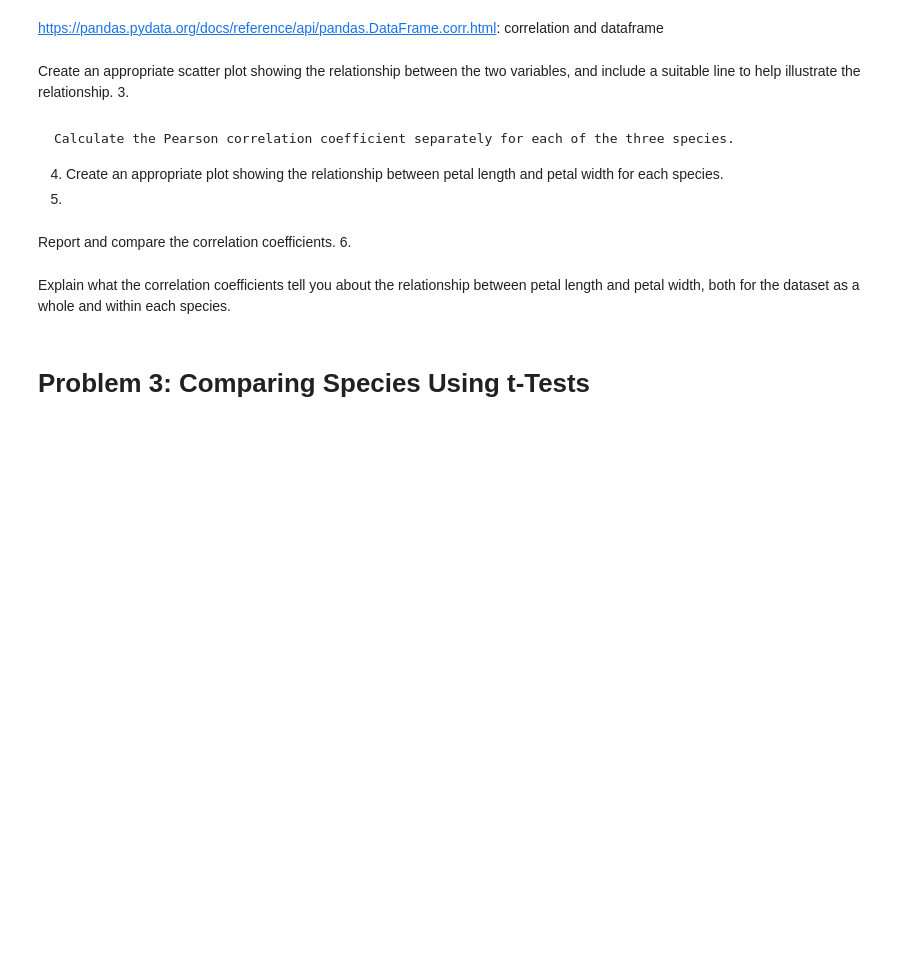
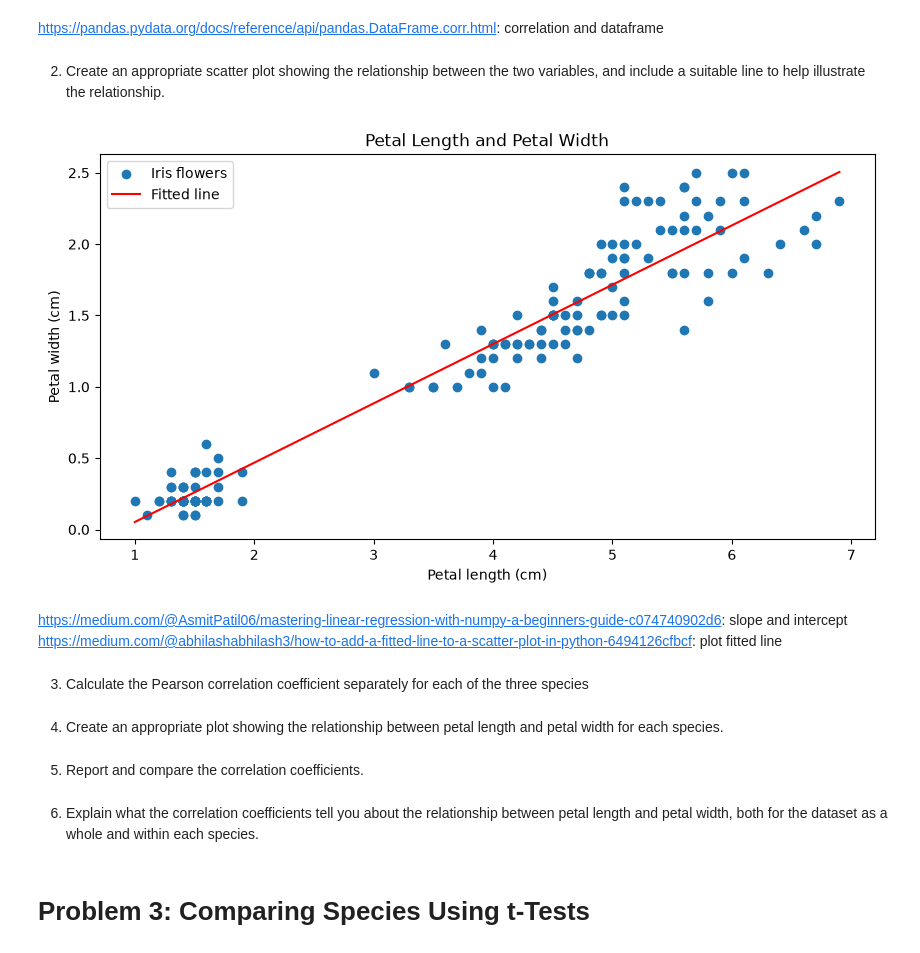
Before and after one commit to vanelyraa/applied-statistics, a Jupyter notebook: problems.ipynb, the cells around one changed output. Drawn from its saved outputs; the diff is of its cells as text; code cells hidden in the pictures; blank space fills up the shorter version.

```diff
--- a/problems.ipynb
+++ b/problems.ipynb
@@ -232,17 +232,46 @@ np.float64(0.9628654314027961)
 # %% [markdown]
 https://pandas.pydata.org/docs/reference/api/pandas.DataFrame.corr.html: correlation and dataframe
 # %% [markdown]
-Create an appropriate scatter plot showing the relationship between the two variables, and include a suitable line to help illustrate the relationship.
-3.
+2. Create an appropriate scatter plot showing the relationship between the two variables, and include a suitable line to help illustrate the relationship.
+# %%
+# Length and width variables
+petal_length = df["petal_length"]
+petal_width = df["petal_width"]
+
+# Calculating slope and intercept
+m, c = np.polyfit(petal_length, petal_width, 1)
+
+# Fitted line values
+x = np.linspace(petal_length.min(), petal_length.max(), 100)
+
+# Create splot
+fig, ax = plt.subplots(figsize=(10, 5))
+
+ax.scatter(petal_length, petal_width, label="Iris flowers")
+
+# Plot fitted straight line
+ax.plot(x, m * x + c, color="red", label="Fitted line")
+
+# Plot labels
+ax.set_xlabel("Petal length (cm)")
+ax.set_ylabel("Petal width (cm)")
+ax.set_title("Petal Length and Petal Width")
+ax.legend()
+
+plt.show()
+# %% [output]
+[figure, added]
+# %% [markdown]
+https://medium.com/@AsmitPatil06/mastering-linear-regression-with-numpy-a-beginners-guide-c074740902d6: slope and intercept
+https://medium.com/@abhilashabhilash3/how-to-add-a-fitted-line-to-a-scatter-plot-in-python-6494126cfbcf: plot fitted line
 # %% [markdown]
-	Calculate the Pearson correlation coefficient separately for each of the three species.
-4.	Create an appropriate plot showing the relationship between petal length and petal width for each species.
-5.
+3. Calculate the Pearson correlation coefficient separately for each of the three species
+# %% [markdown]
+4.	Create an appropriate plot showing the relationship between petal length and petal width for each species.
 # %% [markdown]
-Report and compare the correlation coefficients.
-6.
+5. Report and compare the correlation coefficients.
 # %% [markdown]
-Explain what the correlation coefficients tell you about the relationship between petal length and petal width, both for the dataset as a whole and within each species.
+6. Explain what the correlation coefficients tell you about the relationship between petal length and petal width, both for the dataset as a whole and within each species.
 # %% [markdown]
 # Problem 3: Comparing Species Using t-Tests
 # %% [markdown]
```
Also changed, not shown: parts of 4 cells of this notebook.
